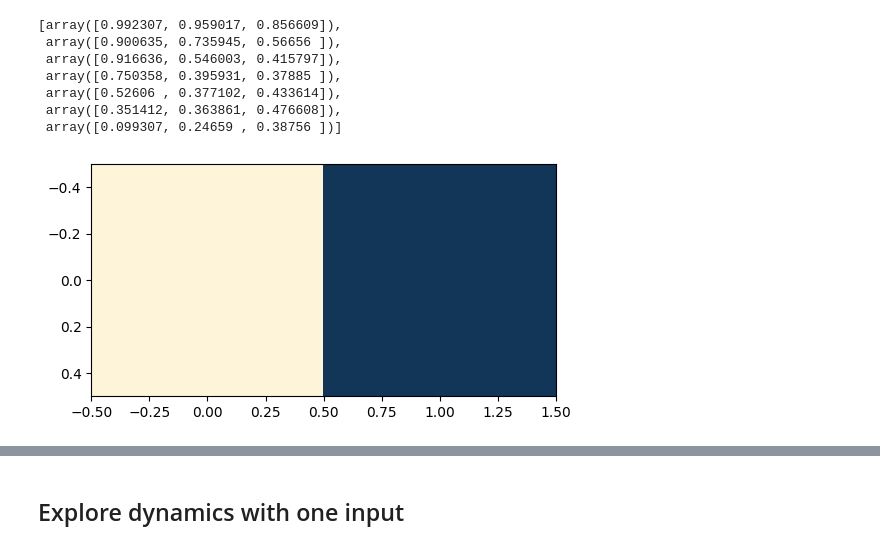
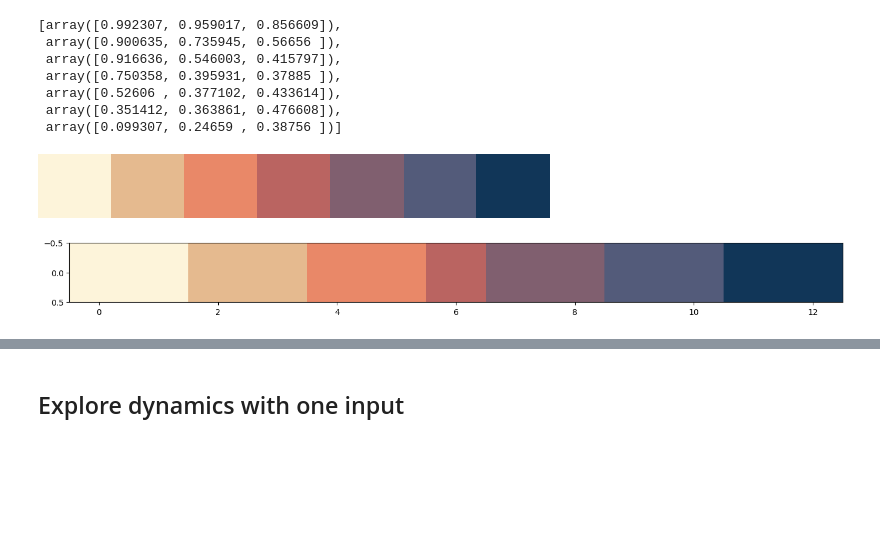
Before and after one commit to katduecker/dnn_osci, a Jupyter notebook: DynNN_figures_thesis.ipynb, the cells around one changed output, grey strips where cells are left out. Saved outputs shown, nothing was run; the diff lists cells and outputs as text; code cells hidden in the pictures; blank space fills up the shorter version.

```diff
--- a/DynNN_figures_thesis.ipynb
+++ b/DynNN_figures_thesis.ipynb
@@ -545,20 +554,24 @@ Zall = model2.forw_conv(x_train)[0]
 
 # find maximum
 maxZ = torch.max(Zall[:])
+# %%
+cmz_map
+# %% [output]
+[figure, added]
 # %%
 # get colormap
 Z = torch.max(Zall[:]).detach().numpy()
 
 cmz = cm.lipari_r.colors[0:len(cm.lipari_r.colors):38]
 
 import matplotlib
 cmz_map = matplotlib.colors.ListedColormap(cmz)
 
 # colorbar plot
 
-imfig = plt.imshow(np.array([[0.5,Z]]), cmap=cmz_map)
+imfig = plt.imshow(np.array([np.arange(0.5,Z,0.5)]), cmap=cmz_map)
 # %% [output]
-[figure, old version]
+[figure, new version]
 # %%
 # to define a common c for all inputs, we need the maximum Z over all inputs
 
```
Also changed, not shown: parts of 7 cells of this notebook.
